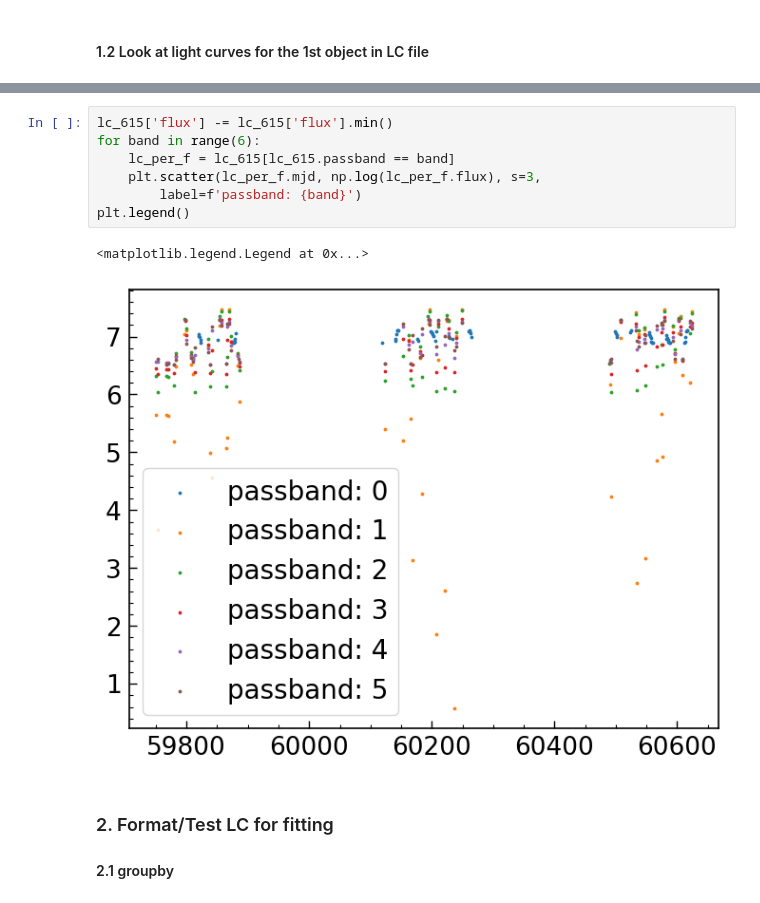
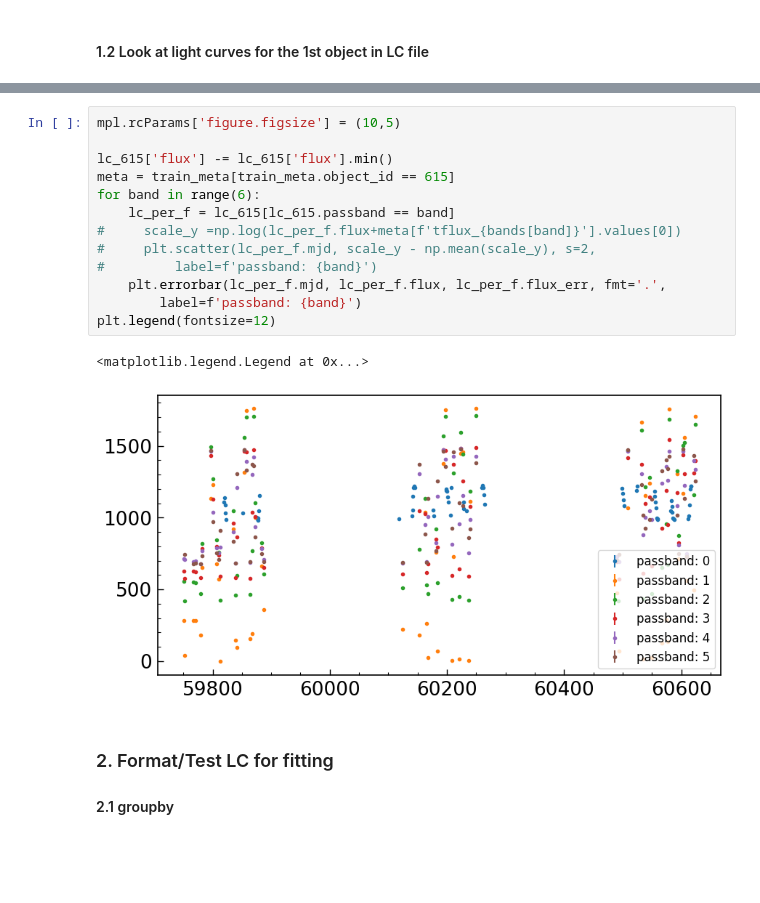
Before and after one commit to laofei177/plasticc_carma, a Jupyter notebook: notebooks/01_EDA.ipynb, the cells around one changed output, grey strips where cells are left out. Drawn from its saved outputs; the diff is of its cells as text; blank space fills up the shorter version.

```diff
--- a/notebooks/01_EDA.ipynb
+++ b/notebooks/01_EDA.ipynb
@@ -104,13 +98,19 @@ lc_615.head(20)
 # %%
+mpl.rcParams['figure.figsize'] = (10,5)
+
 lc_615['flux'] -= lc_615['flux'].min()
+meta = train_meta[train_meta.object_id == 615]
 for band in range(6):
     lc_per_f = lc_615[lc_615.passband == band]
-    plt.scatter(lc_per_f.mjd, np.log(lc_per_f.flux), s=3,
+#     scale_y =np.log(lc_per_f.flux+meta[f'tflux_{bands[band]}'].values[0])
+#     plt.scatter(lc_per_f.mjd, scale_y - np.mean(scale_y), s=2,
+#         label=f'passband: {band}')
+    plt.errorbar(lc_per_f.mjd, lc_per_f.flux, lc_per_f.flux_err, fmt='.',
         label=f'passband: {band}')
-plt.legend()
+plt.legend(fontsize=12)
 # %% [output]
 <matplotlib.legend.Legend at 0x...>
-[figure, old version]
+[figure, new version]
 # %% [markdown]
 ### 2. Format/Test LC for fitting
 #### 2.1 groupby
```
Also changed, not shown: parts of 10 cells of this notebook, 1 other file.
